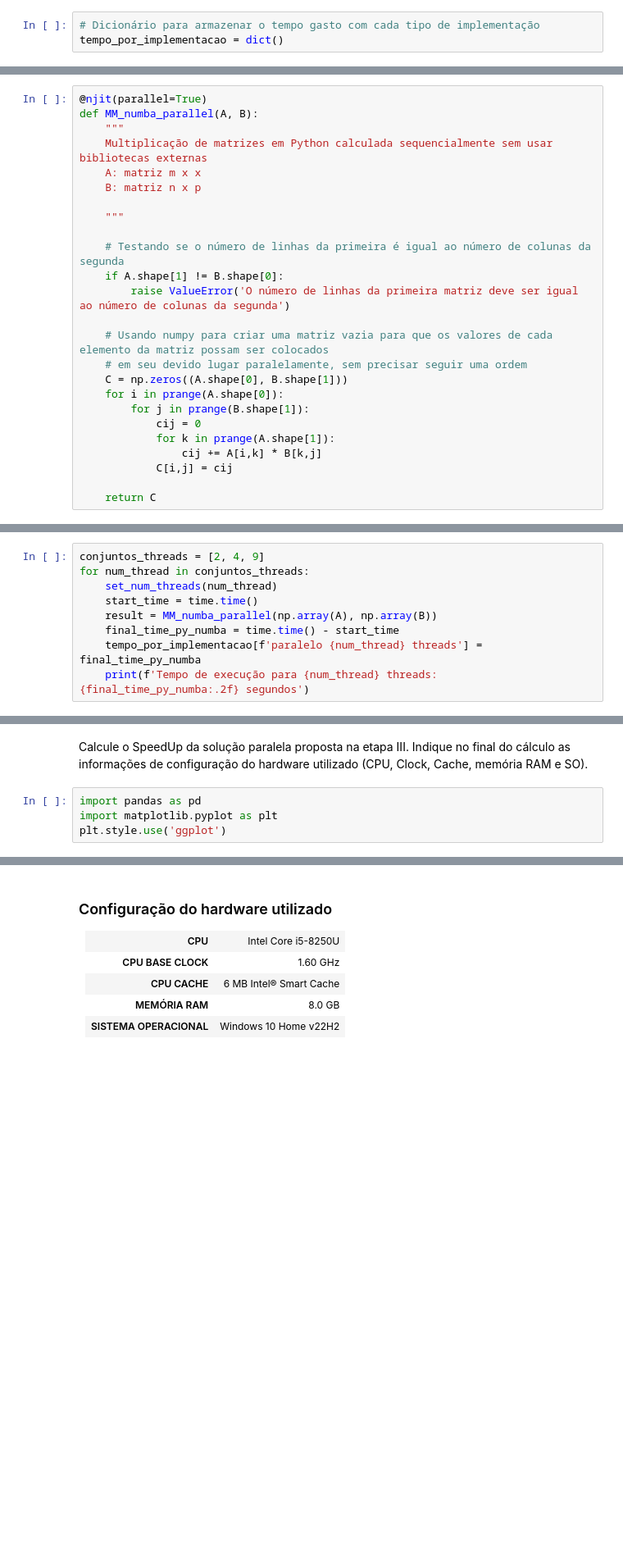
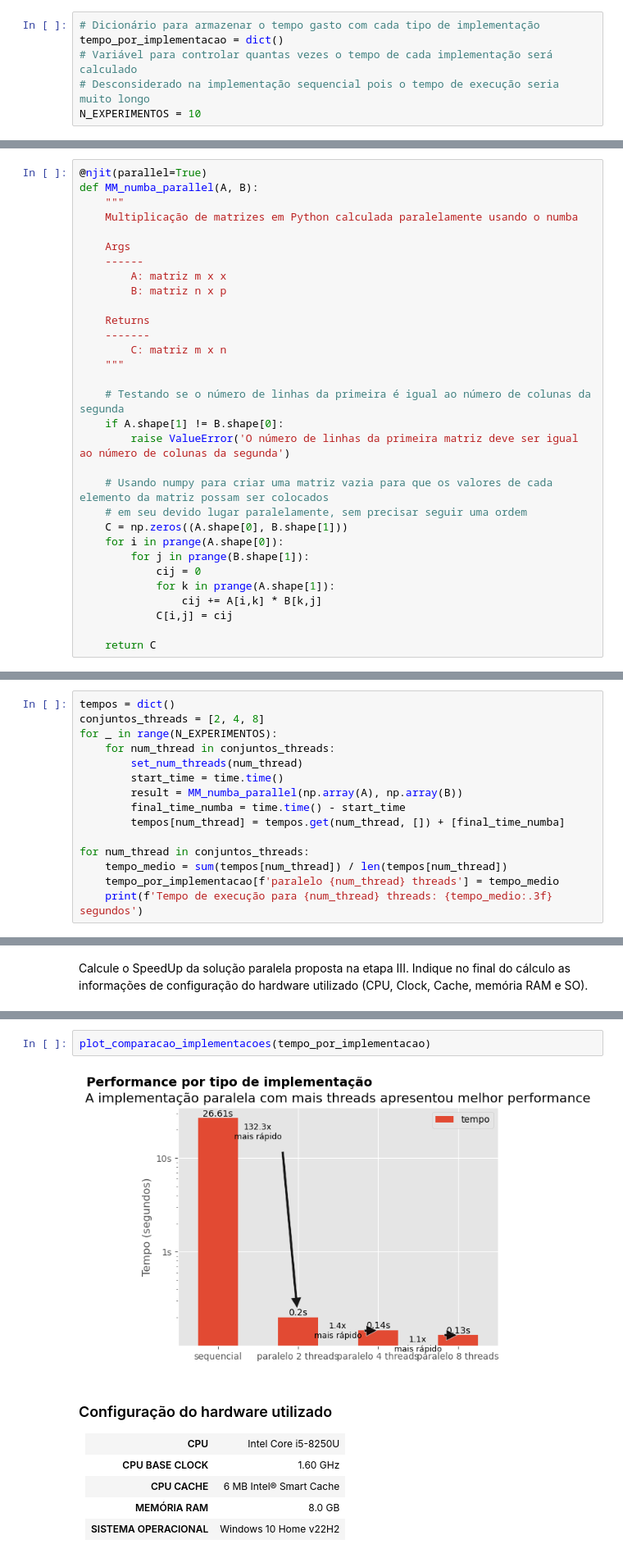
Before and after one commit to olucaslopes/PUC, a Jupyter notebook: Sistemas Distribuídos/Atividades/Computação Paralela em Python/Experimento-01-LucasLopesAmorim.ipynb, the cells around one changed output, grey strips where cells are left out. Shown at 82% size. Drawn from its saved outputs; the diff is of its cells as text; blank space fills up the shorter version.

Commit message:
Finish experiment 2 and refactor experiment 1

```diff
--- a/Sistemas Distribuídos/Atividades/Computação Paralela em Python/Experimento-01-LucasLopesAmorim.ipynb
+++ b/Sistemas Distribuídos/Atividades/Computação Paralela em Python/Experimento-01-LucasLopesAmorim.ipynb
@@ -63,3 +88,6 @@ def print_matriz(A):
 # %%
 # Dicionário para armazenar o tempo gasto com cada tipo de implementação
 tempo_por_implementacao = dict()
+# Variável para controlar quantas vezes o tempo de cada implementação será calculado
+# Desconsiderado na implementação sequencial pois o tempo de execução seria muito longo
+N_EXPERIMENTOS = 10
@@ -167,10 +206,16 @@ set_num_threads(4)
 @njit(parallel=True)
 def MM_numba_parallel(A, B):
     """
-    Multiplicação de matrizes em Python calculada sequencialmente sem usar bibliotecas externas
-    A: matriz m x x
-    B: matriz n x p
+    Multiplicação de matrizes em Python calculada paralelamente usando o numba
 
+    Args
+    ------
+        A: matriz m x x
+        B: matriz n x p
+
+    Returns
+    -------
+        C: matriz m x n
     """
 
     # Testando se o número de linhas da primeira é igual ao número de colunas da segunda
@@ -206,10 +249,16 @@ conjuntos_threads = [2, 4, 9]
 # %%
-conjuntos_threads = [2, 4, 9]
+tempos = dict()
+conjuntos_threads = [2, 4, 8]
+for _ in range(N_EXPERIMENTOS):
+    for num_thread in conjuntos_threads:
+        set_num_threads(num_thread)
+        start_time = time.time()
+        result = MM_numba_parallel(np.array(A), np.array(B))
+        final_time_numba = time.time() - start_time
+        tempos[num_thread] = tempos.get(num_thread, []) + [final_time_numba]
+
 for num_thread in conjuntos_threads:
-    set_num_threads(num_thread)
-    start_time = time.time()
-    result = MM_numba_parallel(np.array(A), np.array(B))
-    final_time_py_numba = time.time() - start_time
-    tempo_por_implementacao[f'paralelo {num_thread} threads'] = final_time_py_numba
-    print(f'Tempo de execução para {num_thread} threads: {final_time_py_numba:.2f} segundos')
+    tempo_medio = sum(tempos[num_thread]) / len(tempos[num_thread])
+    tempo_por_implementacao[f'paralelo {num_thread} threads'] = tempo_medio
+    print(f'Tempo de execução para {num_thread} threads: {tempo_medio:.3f} segundos')
 # %% [output]
@@ -223,6 +274,2 @@ Como esperado, como meu computador só tem 8 núcleos lógicos, não foi possív
 # %% [markdown]
 Calcule o SpeedUp da solução paralela proposta na etapa III. Indique no final do cálculo as informações de configuração do hardware utilizado (CPU, Clock, Cache, memória RAM e SO).
-# %%
-import pandas as pd
-import matplotlib.pyplot as plt
-plt.style.use('ggplot')
@@ -262,3 +278,7 @@ plt.show()
+# %%
+plot_comparacao_implementacoes(tempo_por_implementacao)
+# %% [output]
+[figure, added]
 # %% [markdown]
 ### Configuração do hardware utilizado
 
```
Also changed, not shown: parts of 27 cells of this notebook, 3 other files.
